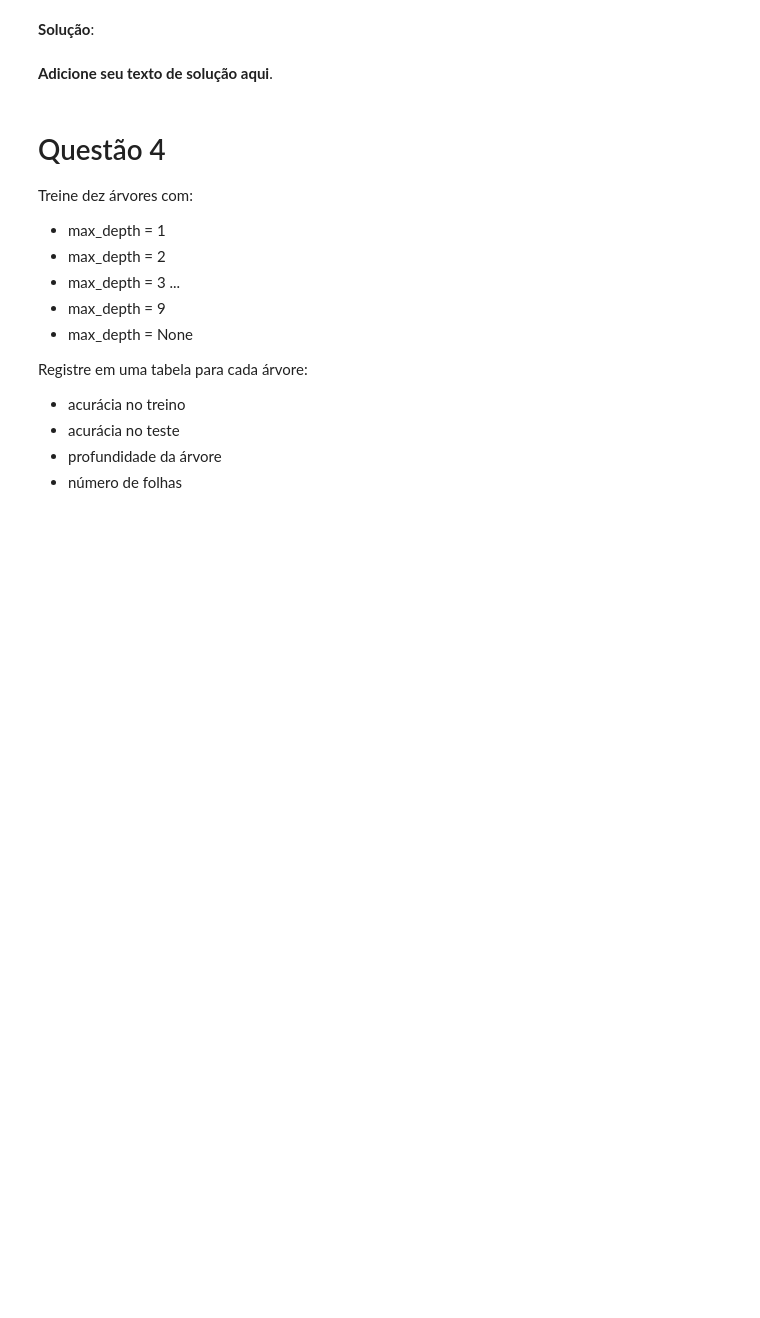
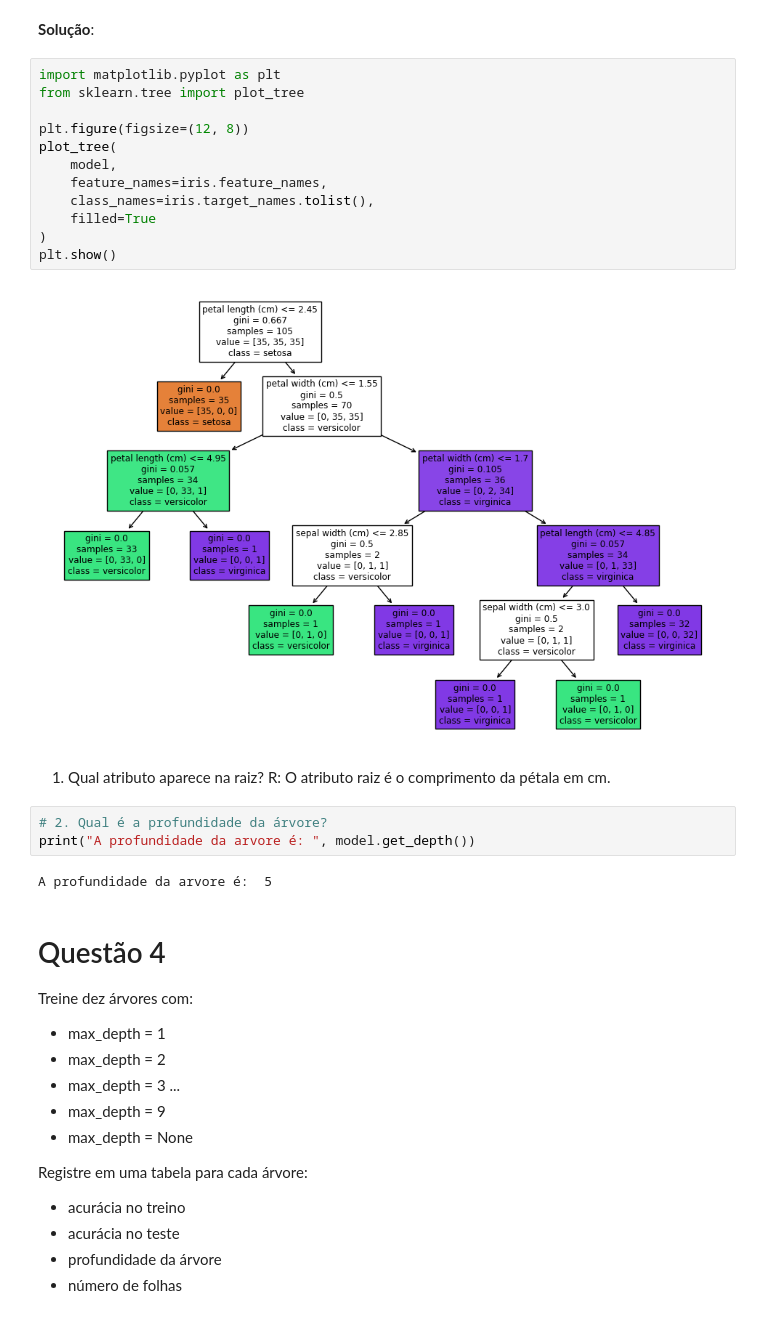
Before and after one commit to cesarschoollectures/atividade-01-rvores-de-decis-o-erico-chen, a Jupyter notebook: assignments/E01_Decision_Tree.ipynb, the cells around one changed output. Saved outputs shown, nothing was run; the diff lists cells and outputs as text; blank space fills up the shorter version.

```diff
--- a/assignments/E01_Decision_Tree.ipynb
+++ b/assignments/E01_Decision_Tree.ipynb
@@ -65,8 +65,28 @@ Responda:
 2. Qual é a profundidade da árvore?
 # %% [markdown]
 **Solução**:
-# %% [markdown]
-**Adicione seu texto de solução aqui**.
+# %%
+import matplotlib.pyplot as plt
+from sklearn.tree import plot_tree
+
+plt.figure(figsize=(12, 8))
+plot_tree(
+    model,
+    feature_names=iris.feature_names,
+    class_names=iris.target_names.tolist(),
+    filled=True
+)
+plt.show()
+# %% [output]
+[figure, added]
+# %% [markdown]
+1. Qual atributo aparece na raiz?
+R: O atributo raiz é o comprimento da pétala em cm.
+# %%
+# 2. Qual é a profundidade da árvore?
+print("A profundidade da arvore é: ", model.get_depth())
+# %% [output]
+A profundidade da arvore é:  5
 # %% [markdown]
 # Questão 4
 
```
